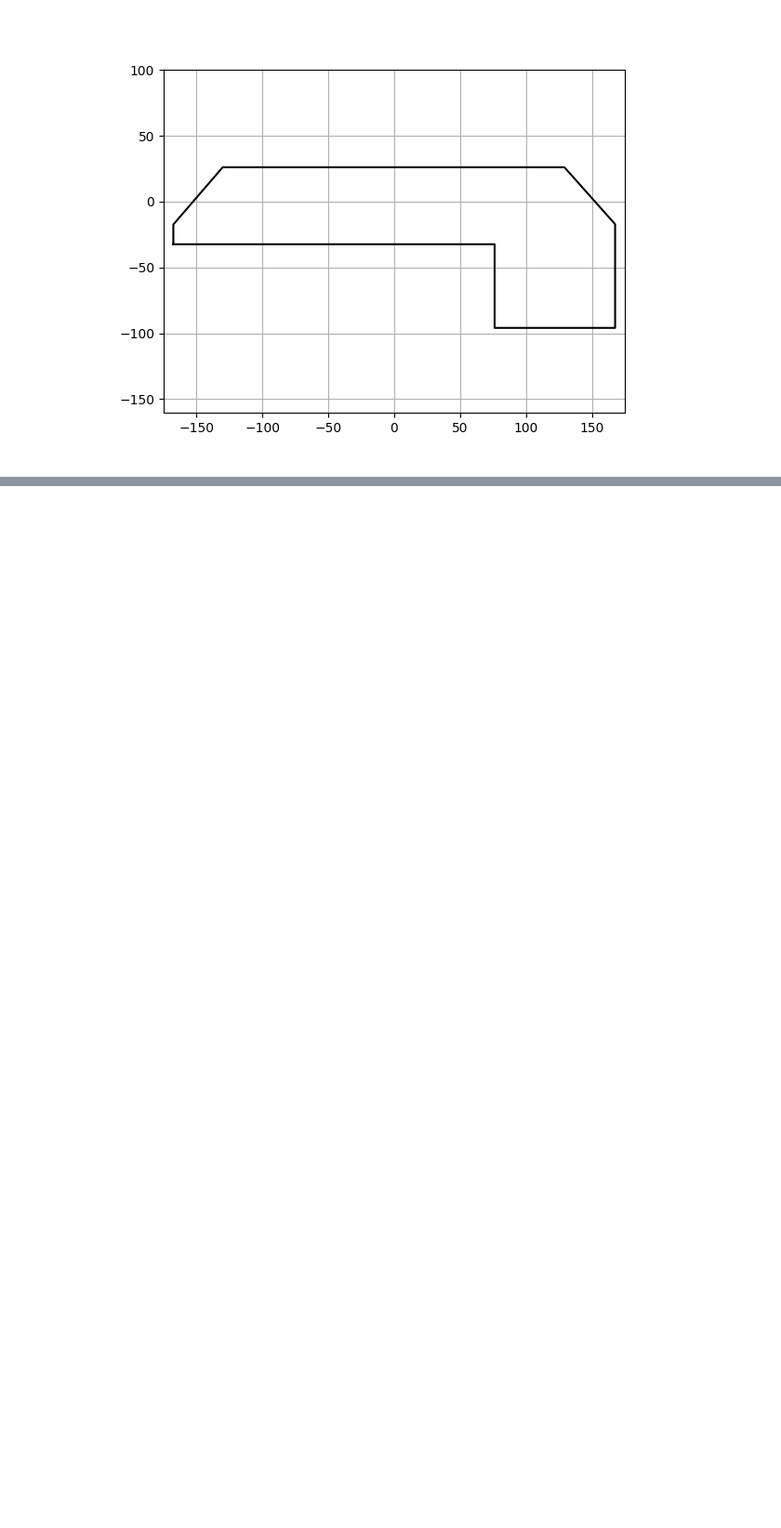
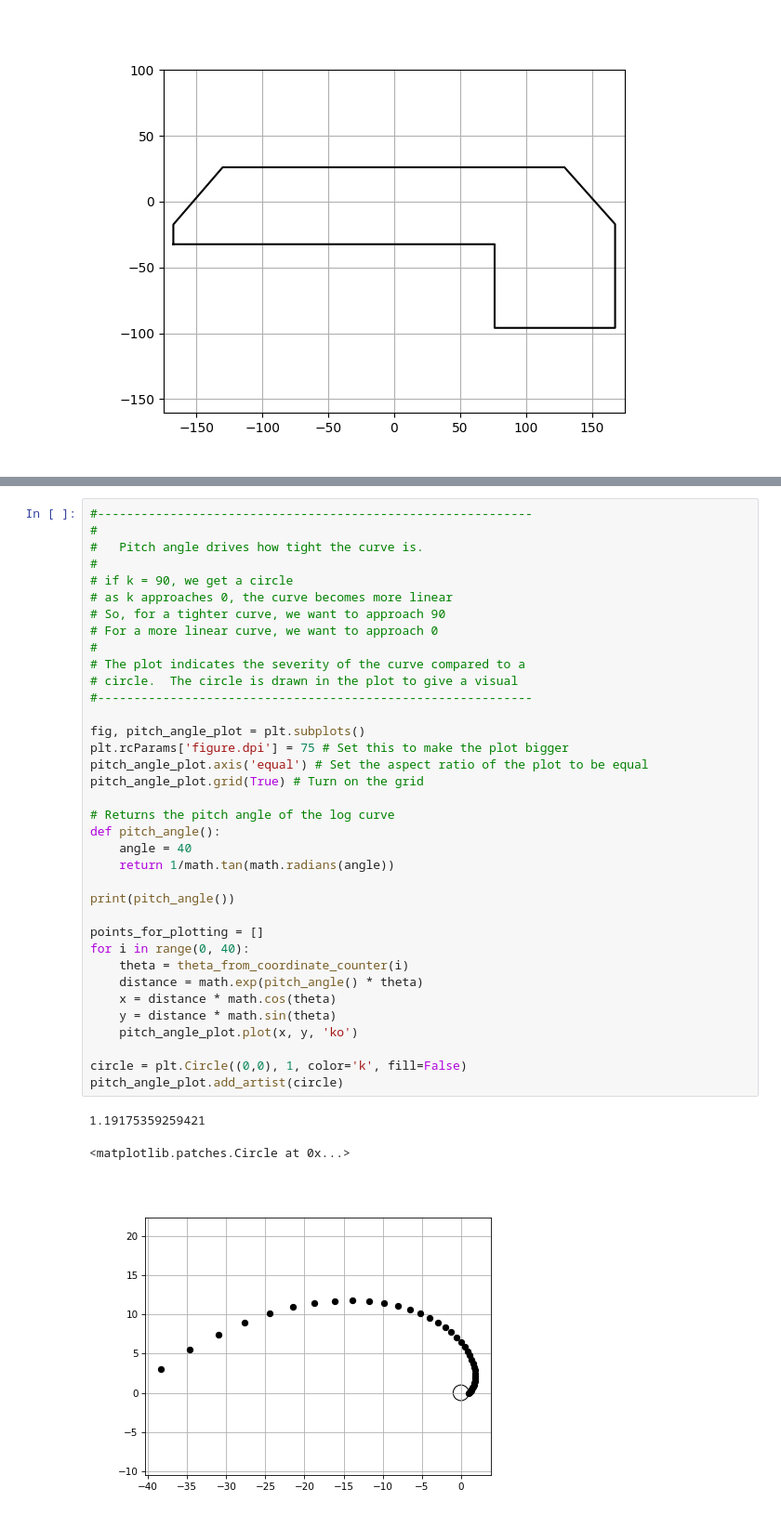
Before and after one commit to G-IV/Log-Spiral-Pattern, a Jupyter notebook: Log Spiral Jupyter Notebook.ipynb, the cells around one changed output, grey strips where cells are left out. Shown at 93% size. Drawn from its saved outputs; the diff is of its cells as text; blank space fills up the shorter version.

```diff
--- a/Log Spiral Jupyter Notebook.ipynb
+++ b/Log Spiral Jupyter Notebook.ipynb
@@ -48,0 +105,40 @@ plot_table_on_chart(tabletop)
+# %%
+#------------------------------------------------------------
+#
+#   Pitch angle drives how tight the curve is.
+#
+# if k = 90, we get a circle
+# as k approaches 0, the curve becomes more linear
+# So, for a tighter curve, we want to approach 90
+# For a more linear curve, we want to approach 0
+#
+# The plot indicates the severity of the curve compared to a
+# circle.  The circle is drawn in the plot to give a visual
+#------------------------------------------------------------
+
+fig, pitch_angle_plot = plt.subplots()
+plt.rcParams['figure.dpi'] = 75 # Set this to make the plot bigger
+pitch_angle_plot.axis('equal') # Set the aspect ratio of the plot to be equal
+pitch_angle_plot.grid(True) # Turn on the grid
+
+# Returns the pitch angle of the log curve
+def pitch_angle():
+    angle = 40
+    return 1/math.tan(math.radians(angle))
+
+print(pitch_angle())
+
+points_for_plotting = []
+for i in range(0, 40):
+    theta = theta_from_coordinate_counter(i)
+    distance = math.exp(pitch_angle() * theta)
+    x = distance * math.cos(theta)
+    y = distance * math.sin(theta)
+    pitch_angle_plot.plot(x, y, 'ko')
+
+circle = plt.Circle((0,0), 1, color='k', fill=False)
+pitch_angle_plot.add_artist(circle)
+# %% [output]
+1.19175359259421
+<matplotlib.patches.Circle at 0x...>
+[figure, added]
```
Also changed, not shown: parts of 2 cells of this notebook.
